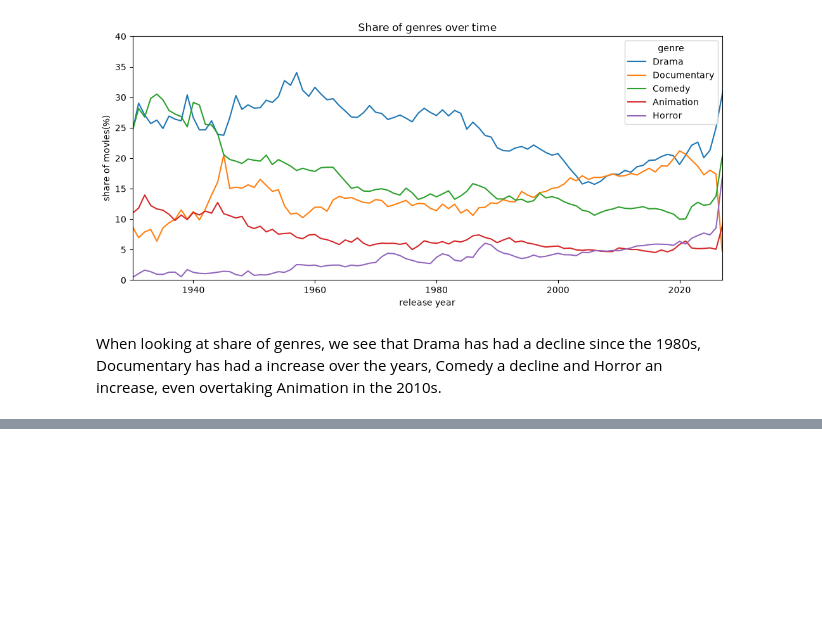
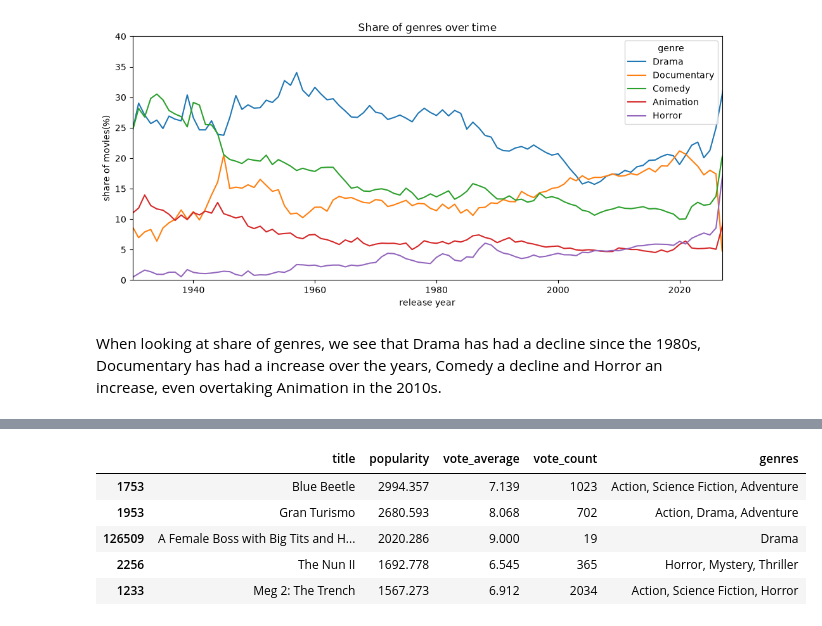
Before and after one commit to paulinchenS/movies_project, a Jupyter notebook: notebooks/exploratory_analysis.ipynb, the cells around one changed output, grey strips where cells are left out. Cells and saved outputs as stored; diff of their text form; code cells hidden in the pictures; blank space fills up the shorter version.

```diff
--- a/notebooks/exploratory_analysis.ipynb
+++ b/notebooks/exploratory_analysis.ipynb
@@ -231,0 +306,9 @@ When looking at share of genres, we see that Drama has had a decline since the 1
+# %%
+df[['title', 'popularity', 'vote_average', 'vote_count', 'genres']].sort_values(by='popularity', ascending=False).head(5)
+# %% [output]
+|  | title | popularity | vote_average | vote_count | genres |
+| 1753 | Blue Beetle | 2994.357 | 7.139 | 1023 | Action, Science Fiction, Adventure |
+| 1953 | Gran Turismo | 2680.593 | 8.068 | 702 | Action, Drama, Adventure |
+| 126509 | A Female Boss with Big Tits and H... | 2020.286 | 9.000 | 19 | Drama |
+| 2256 | The Nun II | 1692.778 | 6.545 | 365 | Horror, Mystery, Thriller |
+| 1233 | Meg 2: The Trench | 1567.273 | 6.912 | 2034 | Action, Science Fiction, Horror |
```
Also changed, not shown: parts of 23 cells of this notebook.
